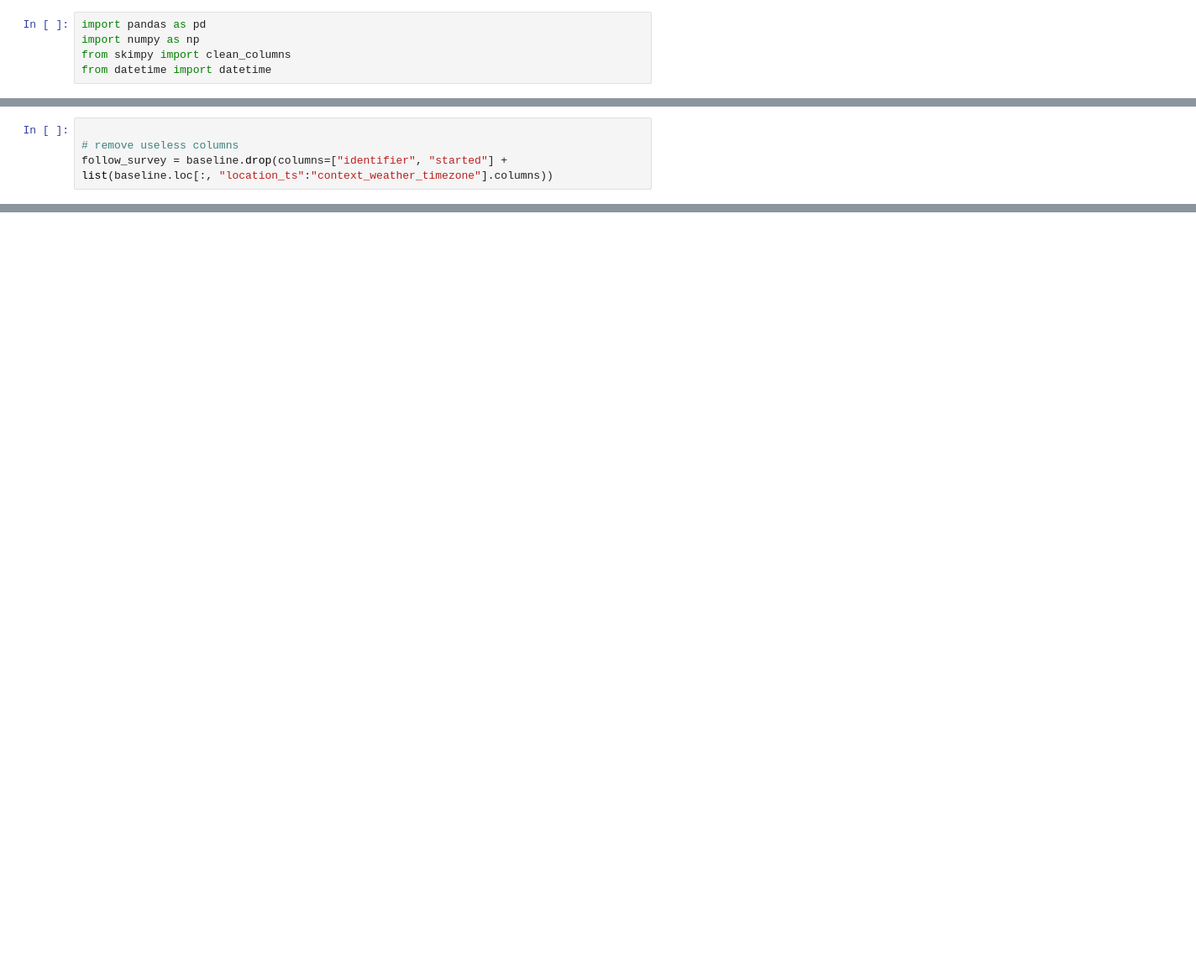
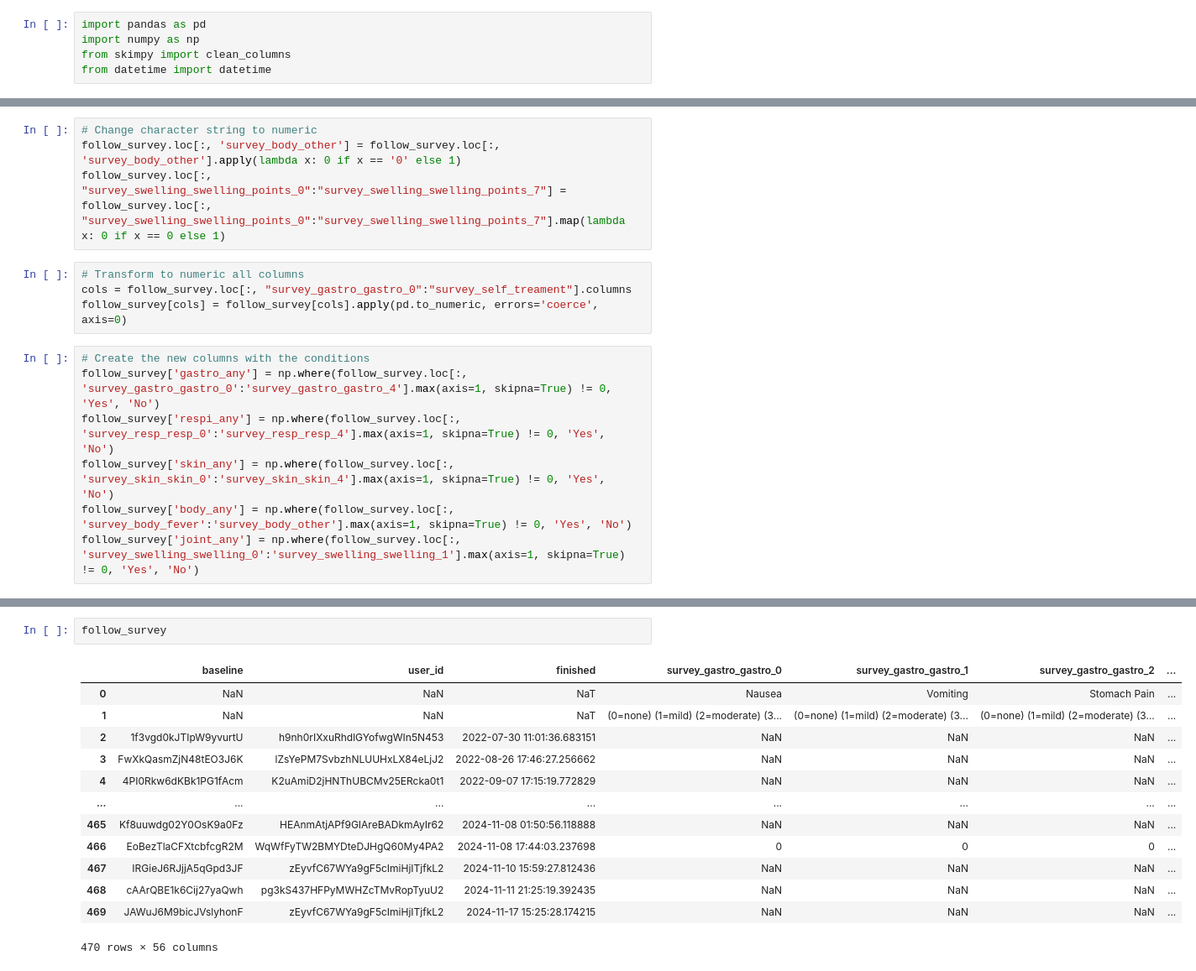
Before and after one commit to thibaultlovey/itit_ML, a Jupyter notebook: follow_survey_cleaning.ipynb, the cells around one changed output, grey strips where cells are left out. Shown at 84% size. Cells and saved outputs as stored; diff of their text form; blank space fills up the shorter version.

Commit message:
follow_up_clean_done

```diff
--- a/follow_survey_cleaning.ipynb
+++ b/follow_survey_cleaning.ipynb
@@ -10,0 +107,15 @@ follow_survey=clean_columns(survey)
+# %%
+# Change character string to numeric
+follow_survey.loc[:, 'survey_body_other'] = follow_survey.loc[:, 'survey_body_other'].apply(lambda x: 0 if x == '0' else 1)
+follow_survey.loc[:, "survey_swelling_swelling_points_0":"survey_swelling_swelling_points_7"] = follow_survey.loc[:, "survey_swelling_swelling_points_0":"survey_swelling_swelling_points_7"].map(lambda x: 0 if x == 0 else 1)
+# %%
+# Transform to numeric all columns
+cols = follow_survey.loc[:, "survey_gastro_gastro_0":"survey_self_treament"].columns
+follow_survey[cols] = follow_survey[cols].apply(pd.to_numeric, errors='coerce', axis=0)
+# %%
+# Create the new columns with the conditions
+follow_survey['gastro_any'] = np.where(follow_survey.loc[:, 'survey_gastro_gastro_0':'survey_gastro_gastro_4'].max(axis=1, skipna=True) != 0, 'Yes', 'No')
+follow_survey['respi_any'] = np.where(follow_survey.loc[:, 'survey_resp_resp_0':'survey_resp_resp_4'].max(axis=1, skipna=True) != 0, 'Yes', 'No')
+follow_survey['skin_any'] = np.where(follow_survey.loc[:, 'survey_skin_skin_0':'survey_skin_skin_4'].max(axis=1, skipna=True) != 0, 'Yes', 'No')
+follow_survey['body_any'] = np.where(follow_survey.loc[:, 'survey_body_fever':'survey_body_other'].max(axis=1, skipna=True) != 0, 'Yes', 'No')
+follow_survey['joint_any'] = np.where(follow_survey.loc[:, 'survey_swelling_swelling_0':'survey_swelling_swelling_1'].max(axis=1, skipna=True) != 0, 'Yes', 'No')
@@ -13,4 +185,0 @@ follow_survey.info(verbose=True)
-# %%
-
-# remove useless columns
-follow_survey = baseline.drop(columns=["identifier", "started"] + list(baseline.loc[:, "location_ts":"context_weather_timezone"].columns))
@@ -16,0 +193,16 @@ follow_survey = baseline.drop(columns=["identifier", "started"] + list(baseline.
+# %%
+follow_survey
+# %% [output]
+|  | baseline | user_id | finished | survey_gastro_gastro_0 | survey_gastro_gastro_1 | survey_gastro_gastro_2 | ... |
+| 0 | NaN | NaN | NaT | Nausea | Vomiting | Stomach Pain | ... |
+| 1 | NaN | NaN | NaT | (0=none) (1=mild) (2=moderate) (3... | (0=none) (1=mild) (2=moderate) (3... | (0=none) (1=mild) (2=moderate) (3... | ... |
+| 2 | 1f3vgd0kJTIpW9yvurtU | h9nh0rIXxuRhdlGYofwgWIn5N453 | 2022-07-30 11:01:36.683151 | NaN | NaN | NaN | ... |
+| 3 | FwXkQasmZjN48tEO3J6K | lZsYePM7SvbzhNLUUHxLX84eLjJ2 | 2022-08-26 17:46:27.256662 | NaN | NaN | NaN | ... |
+| 4 | 4PI0Rkw6dKBk1PG1fAcm | K2uAmiD2jHNThUBCMv25ERcka0t1 | 2022-09-07 17:15:19.772829 | NaN | NaN | NaN | ... |
+| ... | ... | ... | ... | ... | ... | ... | ... |
+| 465 | Kf8uuwdg02Y0OsK9a0Fz | HEAnmAtjAPf9GIAreBADkmAyIr62 | 2024-11-08 01:50:56.118888 | NaN | NaN | NaN | ... |
+| 466 | EoBezTlaCFXtcbfcgR2M | WqWfFyTW2BMYDteDJHgQ60My4PA2 | 2024-11-08 17:44:03.237698 | 0 | 0 | 0 | ... |
+| 467 | IRGieJ6RJjjA5qGpd3JF | zEyvfC67WYa9gF5cImiHjITjfkL2 | 2024-11-10 15:59:27.812436 | NaN | NaN | NaN | ... |
+| 468 | cAArQBE1k6Cij27yaQwh | pg3kS437HFPyMWHZcTMvRopTyuU2 | 2024-11-11 21:25:19.392435 | NaN | NaN | NaN | ... |
+| 469 | JAWuJ6M9bicJVslyhonF | zEyvfC67WYa9gF5cImiHjITjfkL2 | 2024-11-17 15:25:28.174215 | NaN | NaN | NaN | ... |
+470 rows × 56 columns
```
Also changed, not shown: parts of 11 cells of this notebook, 4 other files.
